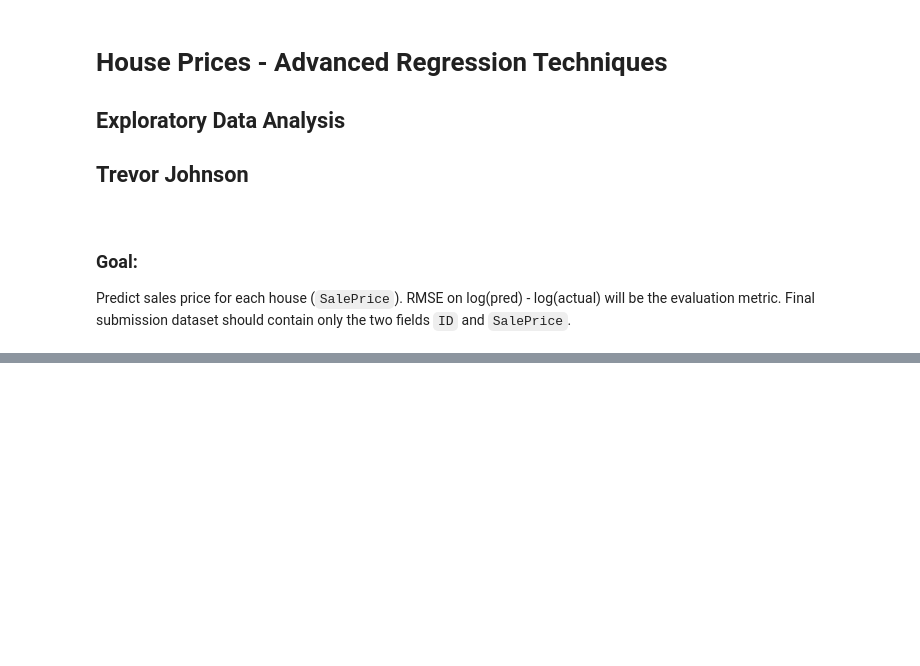
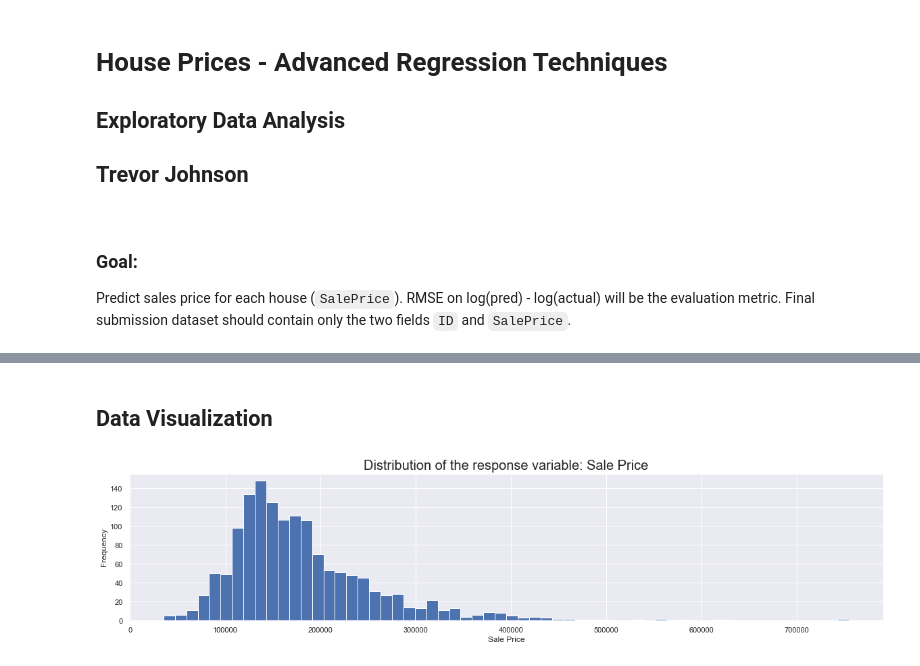
Before and after one commit to trevor-johnson1/w207_finalproject, a Jupyter notebook: EDA/EDA_TJ.ipynb, the cells around one changed output, grey strips where cells are left out. Cells and saved outputs as stored; diff of their text form; code cells hidden in the pictures; blank space fills up the shorter version.

```diff
--- a/EDA/EDA_TJ.ipynb
+++ b/EDA/EDA_TJ.ipynb
@@ -36,0 +52,12 @@ train
+# %% [markdown]
+## Data Visualization
+# %%
+# distribution of response variable
+fig, ax = plt.subplots(figsize = (20, 4))
+ax.hist(train.SalePrice, bins = 60)
+ax.set_xlabel("Sale Price")
+ax.set_ylabel("Frequency")
+ax.set_title("Distribution of the response variable: Sale Price", size=20)
+print("")
+# %% [output]
+[figure, added]
```
Also changed, not shown: parts of 18 cells of this notebook.
